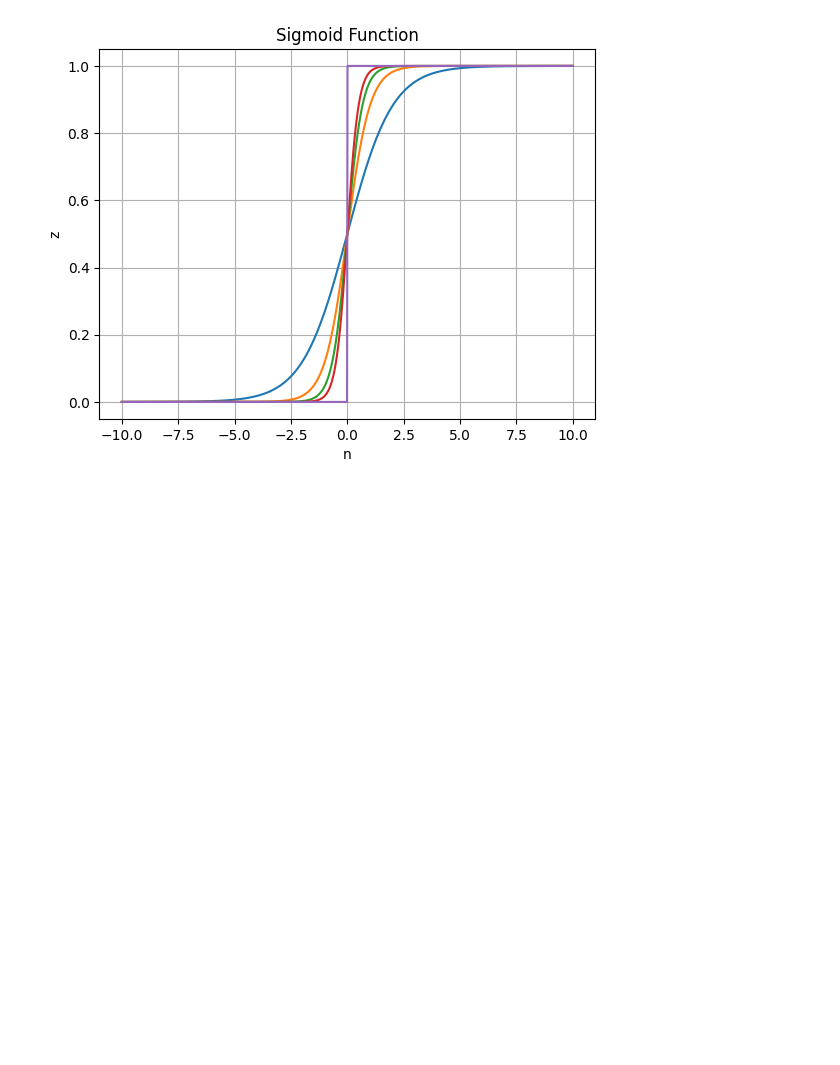
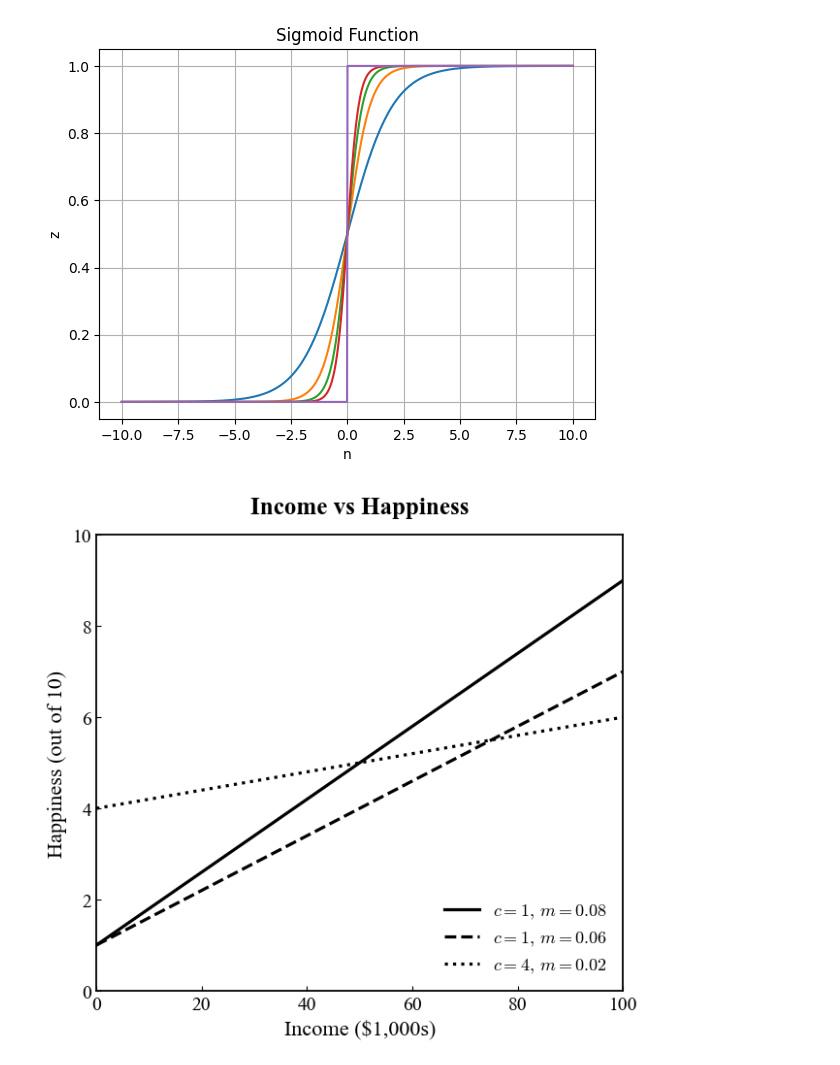
Before and after one commit to singhxmanish/Artificial-Intelligence, a Jupyter notebook: Deep Learning/basic_python_ml.ipynb, the cells around one changed output. Saved outputs shown, nothing was run; the diff lists cells and outputs as text; code cells hidden in the pictures; blank space fills up the shorter version.

```diff
--- a/Deep Learning/basic_python_ml.ipynb
+++ b/Deep Learning/basic_python_ml.ipynb
@@ -264,3 +265,57 @@ plt.grid(True)
 plt.show()
 # %% [output]
 [figure]
+# %%
+# modelling a simple real world hypotheis
+# Hypothesis - early income affects a person’s happiness. this example is taken from John D. Kelleher - Deep Learning (2019, MIT Press)
+
+# we can model above as a line equation happiness = m * income + c
+# to find the happiness we need to find the values of m and c
+
+# lets see how m and c affets the line
+
+
+import numpy as np
+import matplotlib.pyplot as plt
+
+# Professional font setup: serif (Times or Computer Modern)
+plt.rcParams.update({
+    "font.family": "serif",
+    "font.serif": ["Times New Roman", "Times", "Computer Modern Roman"],
+    "axes.labelsize": 16,
+    "axes.titlesize": 18,
+    "xtick.labelsize": 14,
+    "ytick.labelsize": 14,
+    "legend.fontsize": 13,
+    'axes.linewidth': 1.3,
+    'xtick.direction': 'in',
+    'ytick.direction': 'in'
+})
+
+c_values = np.array([1, 1, 4])
+m_values = np.array([0.08, 0.06, 0.02])
+incomes = np.linspace(0, 100, 100)  # smooth lines
+
+plt.figure(figsize=(6.5, 6))
+plt.title("Income vs Happiness", pad=16, weight="bold")
+plt.xlabel('Income ($1,000s)')
+plt.ylabel('Happiness (out of 10)')
+
+linestyles = ['-', '--', ':']
+labels = [r'$c=1,\, m=0.08$', r'$c=1,\, m=0.06$', r'$c=4,\, m=0.02$']
+
+for i in range(3):
+    happiness = c_values[i] + m_values[i]*incomes
+    plt.plot(incomes, happiness, color='black', linestyle=linestyles[i],
+             linewidth=2.3, label=labels[i])
+
+plt.xlim(0, 100)
+plt.ylim(0, 10)
+plt.xticks(np.arange(0, 120, 20))
+plt.yticks(np.arange(0, 12, 2))
+plt.legend(loc='lower right', frameon=False)
+plt.gca().set_facecolor('white')
+plt.tight_layout()
+plt.show()
+# %% [output]
+[figure, added]
```
Also changed, not shown: parts of 2 cells of this notebook.
